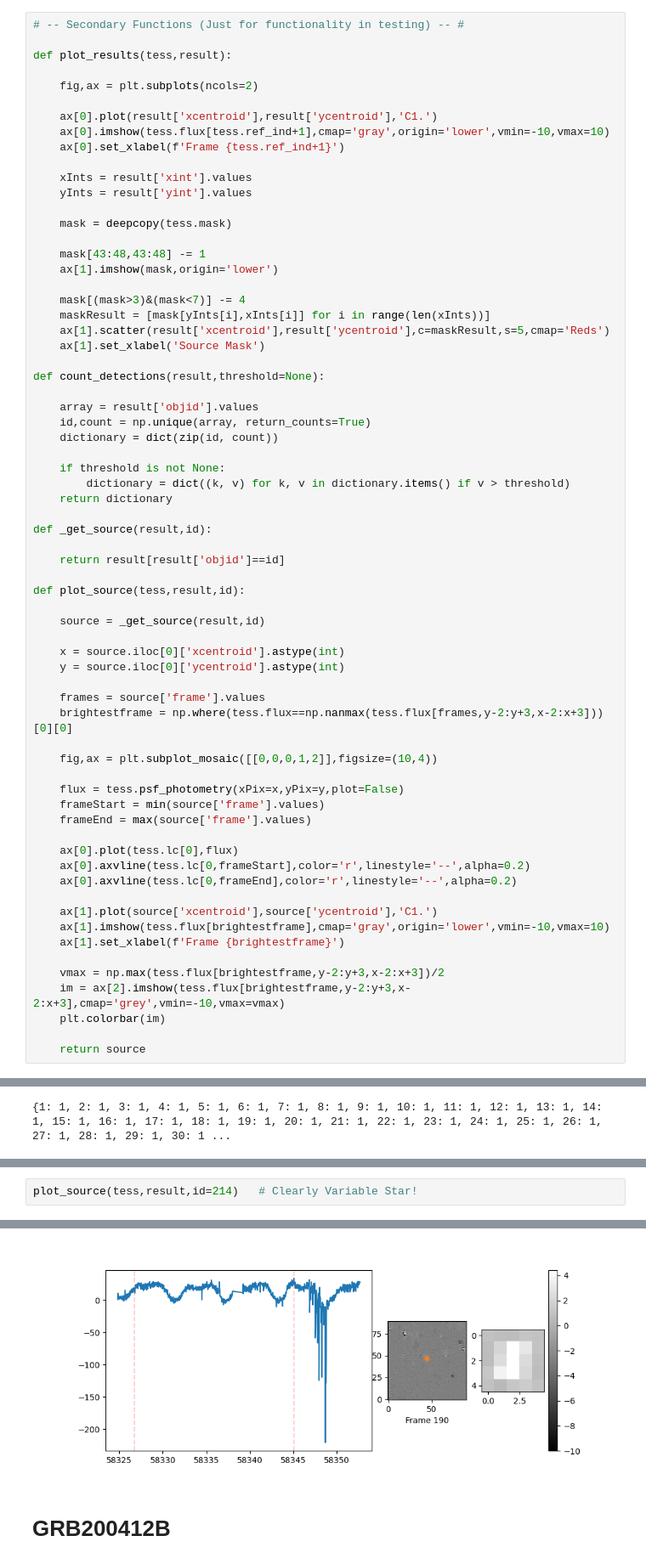
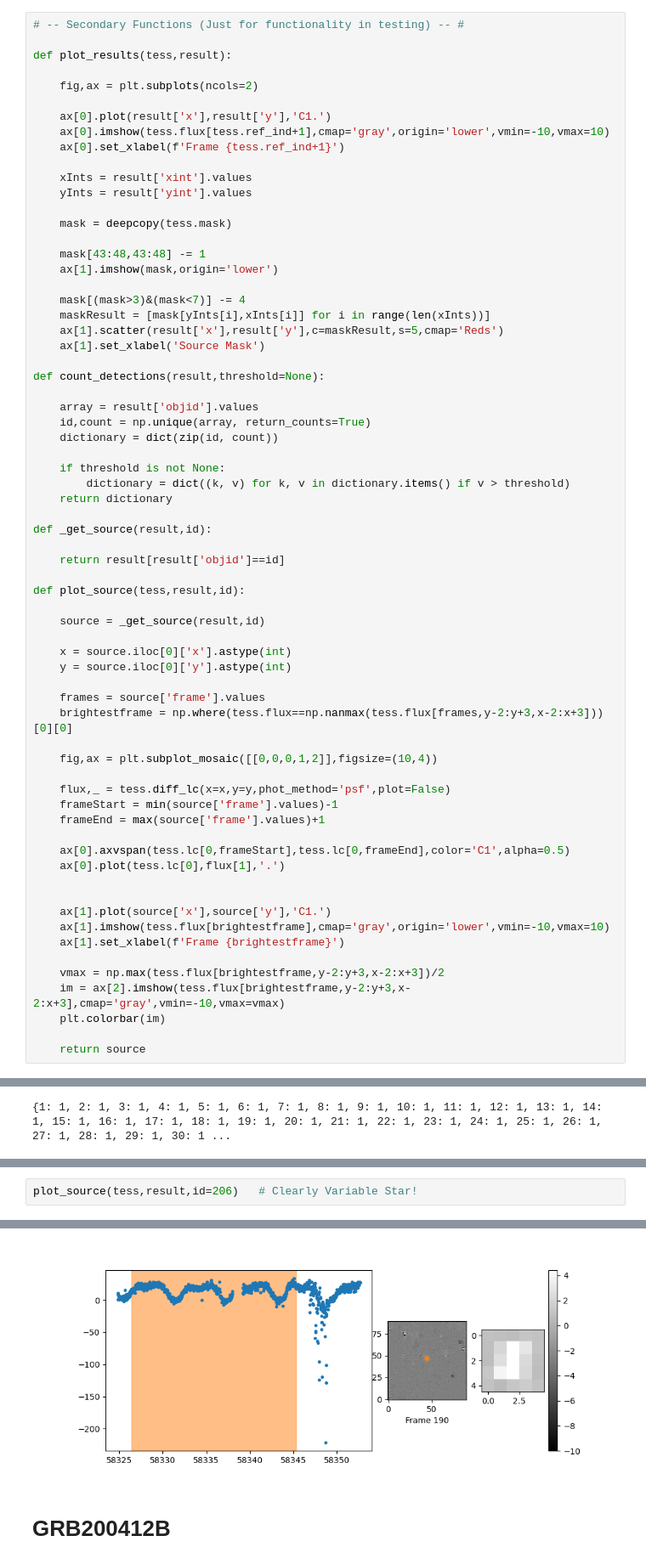
Before and after one commit to CheerfulUser/tessts, a Jupyter notebook: dev/source_detector_v1.ipynb, the cells around one changed output, grey strips where cells are left out. Shown at 85% size. Cells and saved outputs as stored; diff of their text form.

Commit message:
changed to use sep for source detection

```diff
--- a/dev/source_detector_v1.ipynb
+++ b/dev/source_detector_v1.ipynb
@@ -175,7 +180,7 @@ def plot_results(tess,result):
 
     fig,ax = plt.subplots(ncols=2)
 
-    ax[0].plot(result['xcentroid'],result['ycentroid'],'C1.')
+    ax[0].plot(result['x'],result['y'],'C1.')
     ax[0].imshow(tess.flux[tess.ref_ind+1],cmap='gray',origin='lower',vmin=-10,vmax=10)
     ax[0].set_xlabel(f'Frame {tess.ref_ind+1}')
 
@@ -189,7 +194,7 @@ def plot_results(tess,result):
 
     mask[(mask>3)&(mask<7)] -= 4
     maskResult = [mask[yInts[i],xInts[i]] for i in range(len(xInts))]
-    ax[1].scatter(result['xcentroid'],result['ycentroid'],c=maskResult,s=5,cmap='Reds')
+    ax[1].scatter(result['x'],result['y'],c=maskResult,s=5,cmap='Reds')
     ax[1].set_xlabel('Source Mask')
 
 def count_detections(result,threshold=None):
@@ -210,28 +215,28 @@ def plot_source(tess,result,id):
 
     source = _get_source(result,id)
 
-    x = source.iloc[0]['xcentroid'].astype(int)
-    y = source.iloc[0]['ycentroid'].astype(int)
+    x = source.iloc[0]['x'].astype(int)
+    y = source.iloc[0]['y'].astype(int)
 
     frames = source['frame'].values
     brightestframe = np.where(tess.flux==np.nanmax(tess.flux[frames,y-2:y+3,x-2:x+3]))[0][0]
 
     fig,ax = plt.subplot_mosaic([[0,0,0,1,2]],figsize=(10,4))
 
-    flux = tess.psf_photometry(xPix=x,yPix=y,plot=False)
-    frameStart = min(source['frame'].values)
-    frameEnd = max(source['frame'].values)
+    flux,_ = tess.diff_lc(x=x,y=y,phot_method='psf',plot=False)
+    frameStart = min(source['frame'].values)-1
+    frameEnd = max(source['frame'].values)+1
 
-    ax[0].plot(tess.lc[0],flux)
-    ax[0].axvline(tess.lc[0,frameStart],color='r',linestyle='--',alpha=0.2)
-    ax[0].axvline(tess.lc[0,frameEnd],color='r',linestyle='--',alpha=0.2)
+    ax[0].axvspan(tess.lc[0,frameStart],tess.lc[0,frameEnd],color='C1',alpha=0.5)
+    ax[0].plot(tess.lc[0],flux[1],'.')
 
-    ax[1].plot(source['xcentroid'],source['ycentroid'],'C1.')
+
+    ax[1].plot(source['x'],source['y'],'C1.')
     ax[1].imshow(tess.flux[brightestframe],cmap='gray',origin='lower',vmin=-10,vmax=10)
     ax[1].set_xlabel(f'Frame {brightestframe}')
 
     vmax = np.max(tess.flux[brightestframe,y-2:y+3,x-2:x+3])/2
-    im = ax[2].imshow(tess.flux[brightestframe,y-2:y+3,x-2:x+3],cmap='grey',vmin=-10,vmax=vmax)
+    im = ax[2].imshow(tess.flux[brightestframe,y-2:y+3,x-2:x+3],cmap='gray',vmin=-10,vmax=vmax)
     plt.colorbar(im)
 
     return source
@@ -275,3 +283,3 @@ plot_source(tess,result,id=73) # GRB180807A
 # %%
-plot_source(tess,result,id=214)   # Clearly Variable Star!
+plot_source(tess,result,id=206)   # Clearly Variable Star!
 # %% [output]
@@ -291,4 +299,4 @@ plot_source(tess,result,id=214)   # Clearly Variable Star!
-[figure, old version]
+[figure, new version]
 # %% [markdown]
 # GRB200412B
 # %%
```
Also changed, not shown: parts of 11 cells of this notebook.
